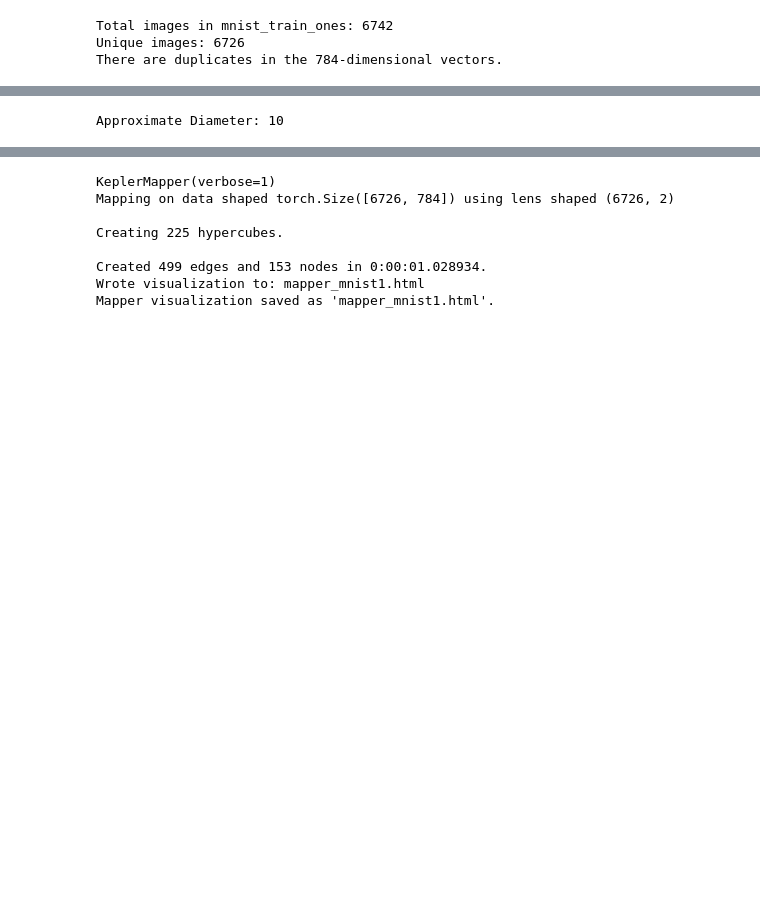
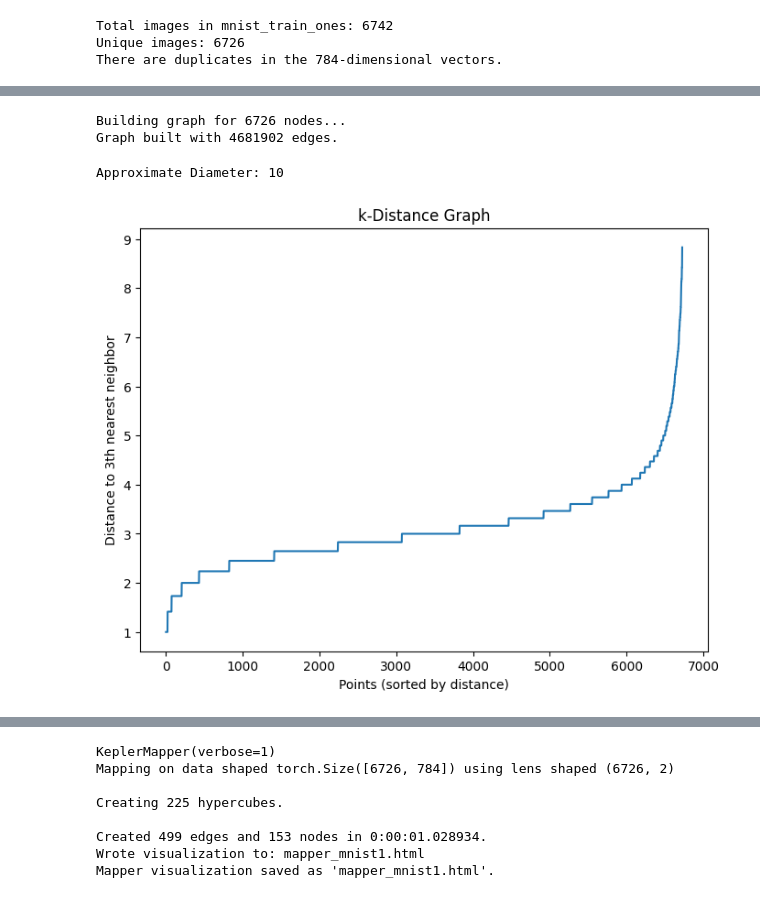
Before and after one commit to Antel0pe/NeuronsFiringTogetherWireTogether, a Jupyter notebook: SpaceOfMNIST_1_2.ipynb, the cells around one changed output, grey strips where cells are left out. Saved outputs shown, nothing was run; the diff lists cells and outputs as text; code cells hidden in the pictures; blank space fills up the shorter version.

Commit message:
clustering and making knn graph from clusters + visualizations

```diff
--- a/SpaceOfMNIST_1_2.ipynb
+++ b/SpaceOfMNIST_1_2.ipynb
@@ -244,3 +258,8 @@ Graph built with 439835 edges.
+# %%
+G = visualize_threshold_graph(unique_vectors, 6)
+# %% [output]
+Building graph for 6726 nodes...
+Graph built with 4681902 edges.
 # %%
 import networkx as nx
 
@@ -257,3 +276,27 @@ approx_diam = approx.diameter(G_largest)
 print("Approximate Diameter:", approx_diam)
 # %% [output]
 Approximate Diameter: 10
+# %%
+from sklearn.neighbors import NearestNeighbors
+import matplotlib.pyplot as plt
+import numpy as np
+
+# Assuming unique_vectors is a numpy array of shape (n_samples, 784)
+# You can reduce dimensions first if needed (e.g., via PCA).
+
+# Choose k equal to min_samples (e.g., 5).
+k = 3
+nbrs = NearestNeighbors(n_neighbors=k, algorithm='auto').fit(unique_vectors)
+distances, indices = nbrs.kneighbors(unique_vectors)
+
+# Sort distances to the k-th nearest neighbor for all points.
+kth_distances = np.sort(distances[:, k-1])
+
+plt.figure(figsize=(8, 6))
+plt.plot(kth_distances)
+plt.xlabel("Points (sorted by distance)")
+plt.ylabel(f"Distance to {k}th nearest neighbor")
+plt.title("k-Distance Graph")
+plt.show()
+# %% [output]
+[figure, added]
```
Also changed, not shown: parts of 15 cells of this notebook.
